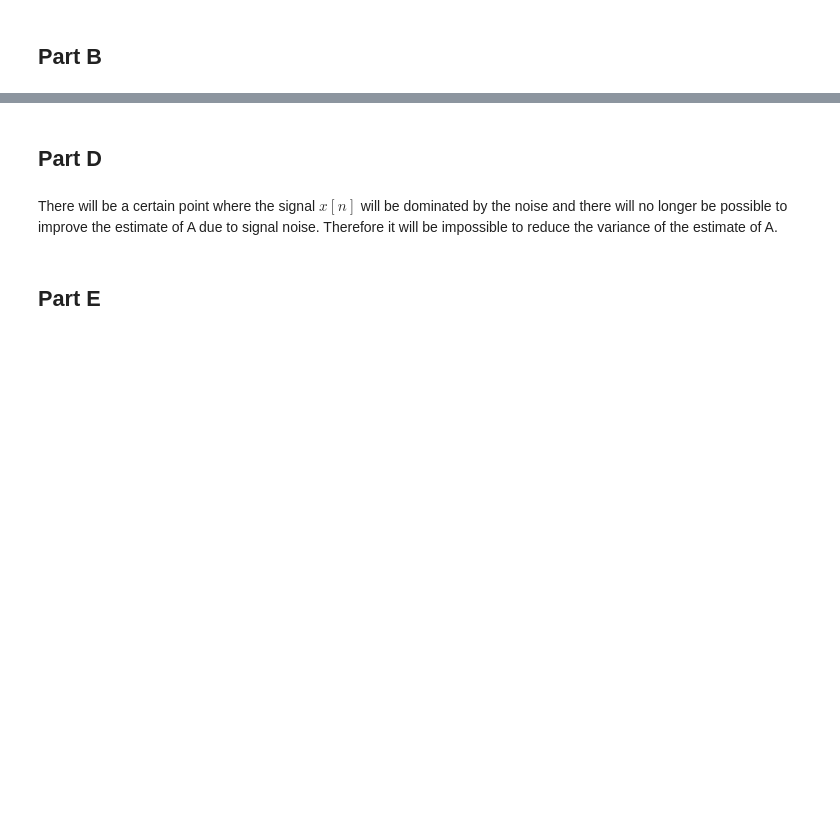
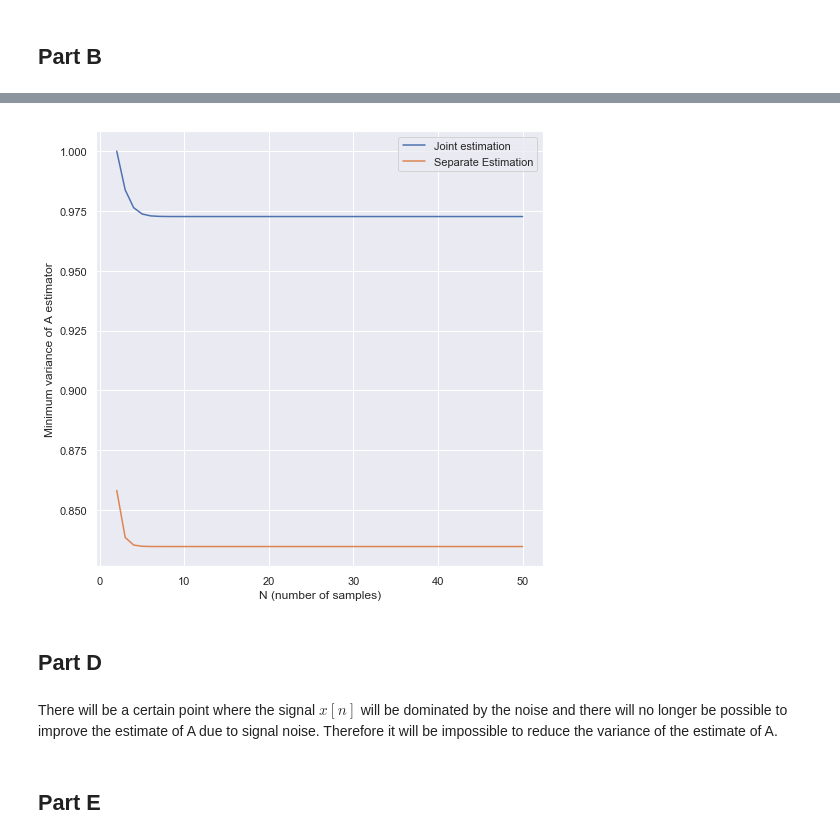
Before and after one commit to kirill5pol/estimation-theory, a Jupyter notebook: Assign2.ipynb, the cells around one changed output, grey strips where cells are left out. Saved outputs shown, nothing was run; the diff lists cells and outputs as text; code cells hidden in the pictures; blank space fills up the shorter version.

```diff
--- a/Assign2.ipynb
+++ b/Assign2.ipynb
@@ -19,3 +91,14 @@ sns.set()
+# %%
+n = np.arange(2,51)
+var_A_joint = [np.linalg.inv(fisher1a(A=0.8, r=.9, sigma=np.sqrt(1), N=N))[0,0] for N in range(2,51)]
+var_A_separate = [1 / fisher1a(A=0.8, r=.9, sigma=np.sqrt(1), N=N)[0,0] for N in range(2,51)]
+plt.plot(n, var_A_joint, n, var_A_separate)
+plt.xlabel("N (number of samples)")
+plt.ylabel("Minimum variance of A estimator")
+plt.legend(["Joint estimation", "Separate Estimation"])
+plt.show()
+# %% [output]
+[figure, added]
 # %% [markdown]
 ## Part D
 # %% [markdown]
```
Also changed, not shown: parts of 20 cells of this notebook.
